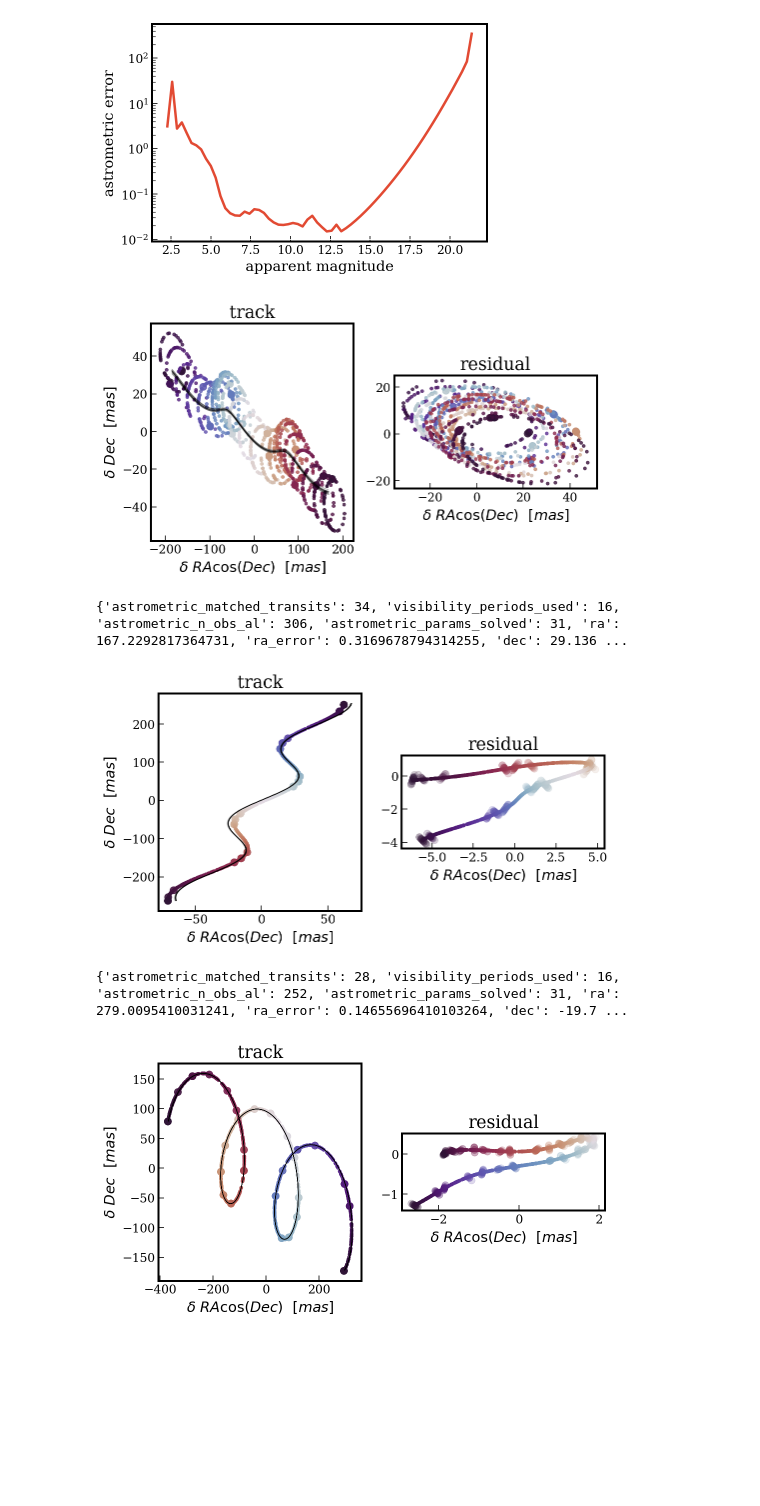
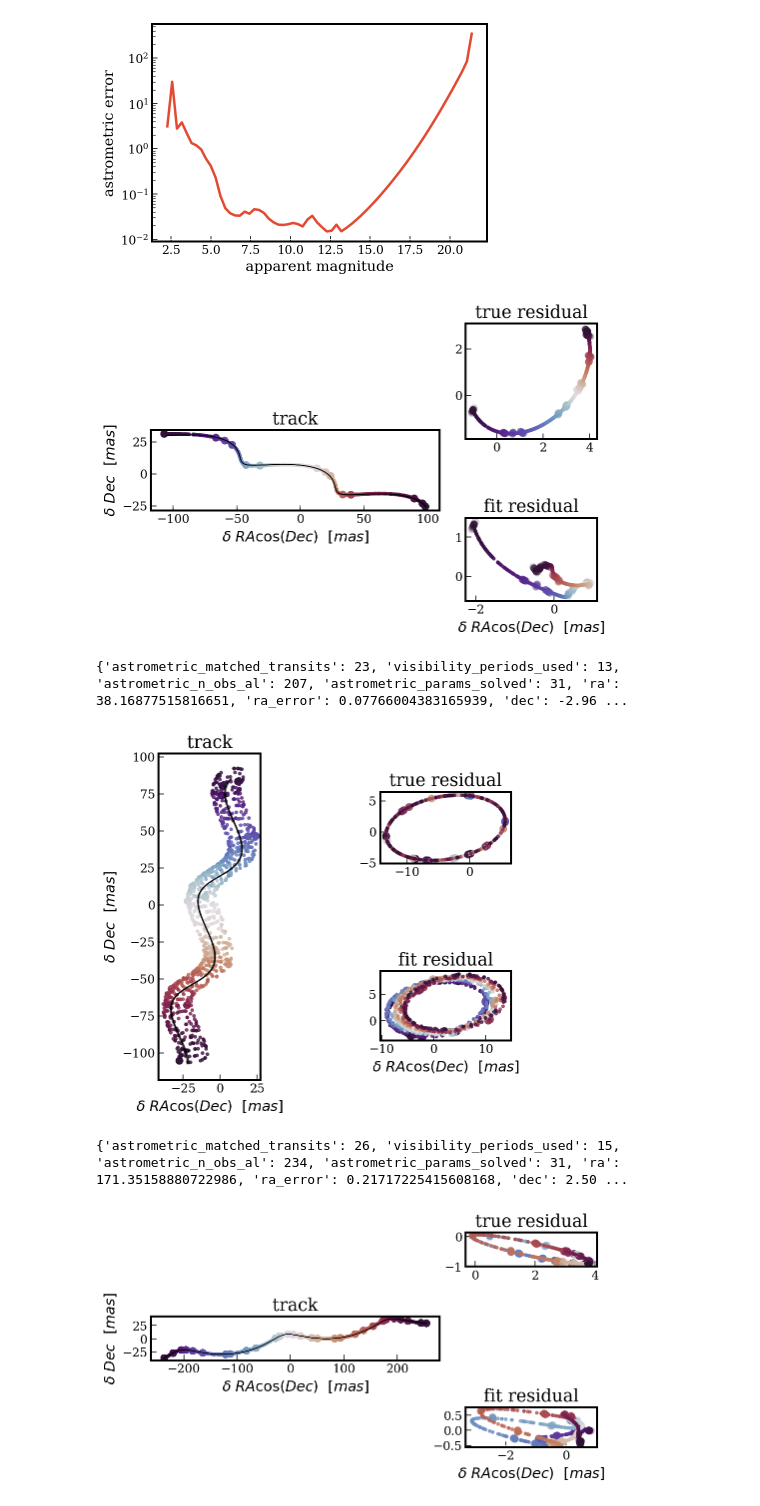
Before and after one commit to zpenoyre/GUMCNS, a Jupyter notebook: gaiaBinarySynth.ipynb, the cells around one changed output. Drawn from its saved outputs; the diff is of its cells as text; code cells hidden in the pictures; blank space fills up the shorter version.

Commit message:
late august update (most changes in ipynb notebooks, some new plots etc.)

```diff
--- a/gaiaBinarySynth.ipynb
+++ b/gaiaBinarySynth.ipynb
@@ -62,8 +62,6 @@ plt.show()
 nTest=16
 
 for i in tqdm(range(nTest)):
-    allData.add_row()
-    thisRow=allData[i]
 
     params=astromet.params()
     params.ra=360*np.random.rand()
@@ -105,9 +103,9 @@ for i in tqdm(range(nTest)):
     plotts=np.sort(ts[0]+(ts[-1]-ts[0])*np.random.rand(1000))
     plotRacs,plotDecs=astromet.track(plotts,params)
 
-    fig=plt.figure(figsize=(8,4))
-    grid=mpl.gridspec.GridSpec(1,2)
-    ax=plt.subplot(grid[0,0])
+    fig=plt.figure(figsize=(8,6))
+    grid=mpl.gridspec.GridSpec(2,3)
+    ax=plt.subplot(grid[0:2,0:2])
     ax.set_title('track')
     fitparams=astromet.params()
     for i in range(32):
@@ -120,37 +118,49 @@ for i in tqdm(range(nTest)):
         fitparams.parallax=fitresults['parallax']+np.random.randn()*fitresults['parallax_error']
 
         fitRacs,fitDecs=astromet.track(plotts,fitparams)
         ax.plot(fitRacs,fitDecs,c='k',alpha=0.2,lw=0.5)
     ax.scatter(rac_obs,dec_obs,c=t_obs,alpha=0.2,s=50,cmap='twilight_shifted')
     ax.scatter(plotRacs,plotDecs,c=plotts,s=10,alpha=0.8,cmap='twilight_shifted')
     ax.set_xlabel(r'$\delta \ RA \cos(Dec) \ \ [mas]$')
     ax.set_ylabel(r'$\delta \ Dec \ \ [mas]$')
+    ax.set_aspect('equal')
 
-    ax=plt.subplot(grid[0,1])
-    ax.set_title('residual')
+    ax=plt.subplot(grid[0,2])
+    ax.set_title('true residual')
+    comRacs,comDecs=astromet.track(plotts,params,comOnly=True)
+    comRac_obs,comDec_obs=astromet.track(t_obs,params,comOnly=True)
+
+    ax.scatter(rac_obs-comRac_obs,dec_obs-comDec_obs,c=t_obs,
+               alpha=0.2,s=50,cmap='twilight_shifted')
+    ax.scatter(plotRacs-comRacs,plotDecs-comDecs,c=plotts,
+               s=10,alpha=0.8,cmap='twilight_shifted')
+    ax.set_aspect('equal')
+
+    ax=plt.subplot(grid[1,2])
+    ax.set_title('fit residual')
     bestparams=astromet.params()
     bestparams.ra=params.ra
     bestparams.dec=params.dec
     bestparams.drac=fitresults['drac']
     bestparams.ddec=fitresults['ddec']
     bestparams.pmrac=fitresults['pmrac']
     bestparams.pmdec=fitresults['pmdec']
     bestparams.parallax=fitresults['parallax']
     bestRacs,bestDecs=astromet.track(plotts,bestparams)
     bestRac_obs,bestDec_obs=astromet.track(t_obs,bestparams)
 
     ax.scatter(rac_obs-bestRac_obs,dec_obs-bestDec_obs,c=t_obs,
                alpha=0.2,s=50,cmap='twilight_shifted')
     ax.scatter(plotRacs-bestRacs,plotDecs-bestDecs,c=plotts,
                s=10,alpha=0.8,cmap='twilight_shifted')
     ax.set_xlabel(r'$\delta \ RA \cos(Dec) \ \ [mas]$')
     ax.set_aspect('equal')
     plt.show()
 
     print(results)
 # %% [output]
-[figure, old version]
+[figure, new version]
-{'astrometric_matched_transits': 34, 'visibility_periods_used': 16, 'astrometric_n_obs_al': 306, 'astrometric_params_solved': 31, 'ra': 167.2292817364731, 'ra_error': 0.3169678794314255, 'dec': 29.136 ...
+{'astrometric_matched_transits': 23, 'visibility_periods_used': 13, 'astrometric_n_obs_al': 207, 'astrometric_params_solved': 31, 'ra': 38.16877515816651, 'ra_error': 0.07766004383165939, 'dec': -2.96 ...
-[figure, old version]
+[figure, new version]
-{'astrometric_matched_transits': 28, 'visibility_periods_used': 16, 'astrometric_n_obs_al': 252, 'astrometric_params_solved': 31, 'ra': 279.0095410031241, 'ra_error': 0.14655696410103264, 'dec': -19.7 ...
+{'astrometric_matched_transits': 26, 'visibility_periods_used': 15, 'astrometric_n_obs_al': 234, 'astrometric_params_solved': 31, 'ra': 171.35158880722986, 'ra_error': 0.21717225415608168, 'dec': 2.50 ...
-[figure, old version]
+[figure, new version]
```
Also changed, not shown: parts of 7 cells of this notebook, 3 other files.
